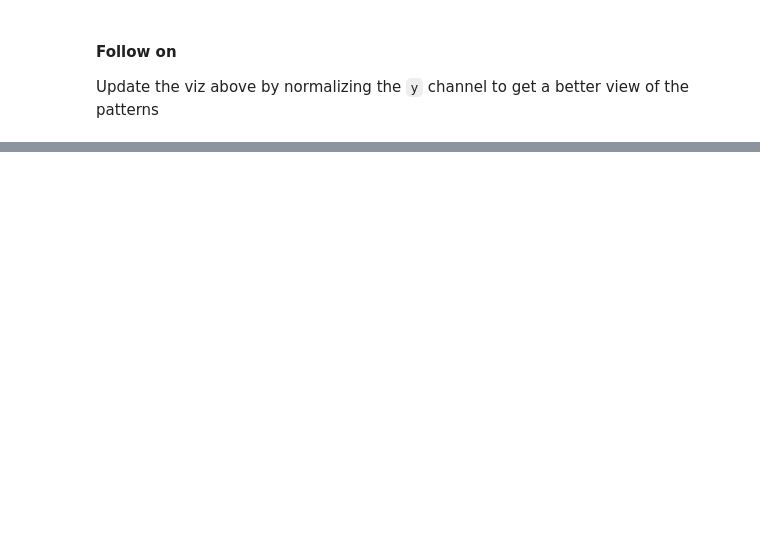
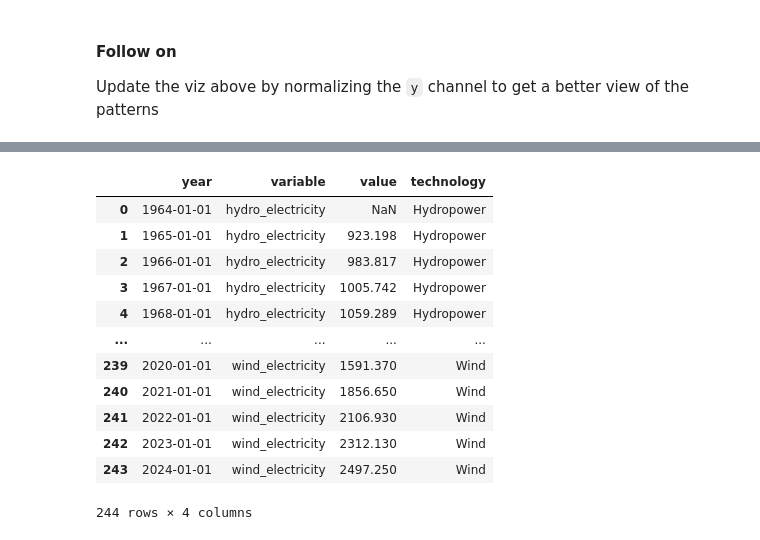
Before and after one commit to blaketayl02/DSCI320_StudyGuide, a Jupyter notebook: StudyGuide.ipynb, the cells around one changed output, grey strips where cells are left out. Cells and saved outputs as stored; diff of their text form; code cells hidden in the pictures; blank space fills up the shorter version.

```diff
--- a/StudyGuide.ipynb
+++ b/StudyGuide.ipynb
@@ -720,0 +845,20 @@ alt.Chart(co2_by_continent).mark_bar().encode(
+# %%
+import pandas as pd
+import altair as alt
+
+# If on PL use this one
+filepath = 'data/owid_dataset.csv',
+
+# If running locally on your machine use this one
+filepath = 'https://raw.githubusercontent.com/kemiolamudzengi/dsci-320-datasets/main/owid_dataset.csv'
+
+# Load the OWID energy dataset
+owid_data = pd.read_csv( filepath, parse_dates=['year'])
+
+print(f"Dataset shape: {owid_data.shape}")
+print(f"Years covered: {owid_data['year'].dt.year.min()} to {owid_data['year'].dt.year.max()}")
+print(f"Countries: {owid_data['country'].nunique()}")
+
+# List of countries to explore
+wind_countries = ['China', 'USA', 'Germany', 'India', 'Brazil', 'UK']
+wind_data = owid_data[owid_data.country.isin(wind_countries)].copy()
@@ -720,0 +930,32 @@ alt.Chart(co2_by_continent).mark_bar().encode(
+# %%
+columns_to_examine = ['hydro_electricity', 'nuclear_electricity', 'solar_electricity', 'wind_electricity']
+
+data_copy = owid_data[owid_data["country"] == "World"].copy()
+
+selected_columns = data_copy[['year'] + columns_to_examine] #include year + other columns
+
+melted_df = selected_columns.melt('year') #exclude year from the melt
+
+# STEP 4: CLEAN and REPLACE technology names
+tech_names = {
+    'hydro_electricity': 'Hydropower',
+    'nuclear_electricity': 'Nuclear',
+    'solar_electricity': 'Solar PV',
+    'wind_electricity': 'Wind',
+}
+melted_df['technology'] = melted_df['variable'].map(tech_names)
+melted_df
+# %% [output]
+|  | year | variable | value | technology |
+| 0 | 1964-01-01 | hydro_electricity | NaN | Hydropower |
+| 1 | 1965-01-01 | hydro_electricity | 923.198 | Hydropower |
+| 2 | 1966-01-01 | hydro_electricity | 983.817 | Hydropower |
+| 3 | 1967-01-01 | hydro_electricity | 1005.742 | Hydropower |
+| 4 | 1968-01-01 | hydro_electricity | 1059.289 | Hydropower |
+| ... | ... | ... | ... | ... |
+| 239 | 2020-01-01 | wind_electricity | 1591.370 | Wind |
+| 240 | 2021-01-01 | wind_electricity | 1856.650 | Wind |
+| 241 | 2022-01-01 | wind_electricity | 2106.930 | Wind |
+| 242 | 2023-01-01 | wind_electricity | 2312.130 | Wind |
+| 243 | 2024-01-01 | wind_electricity | 2497.250 | Wind |
+244 rows × 4 columns
```
Also changed, not shown: parts of 21 cells of this notebook.
